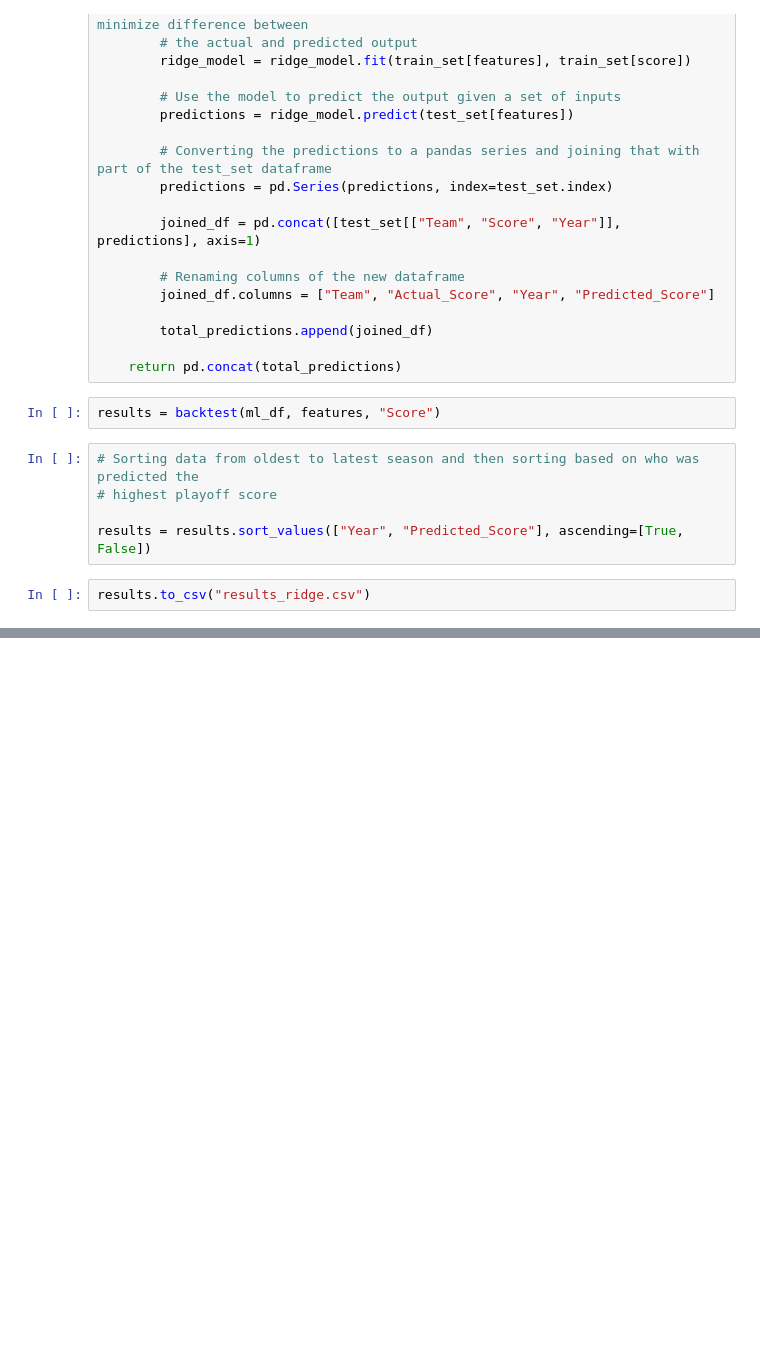
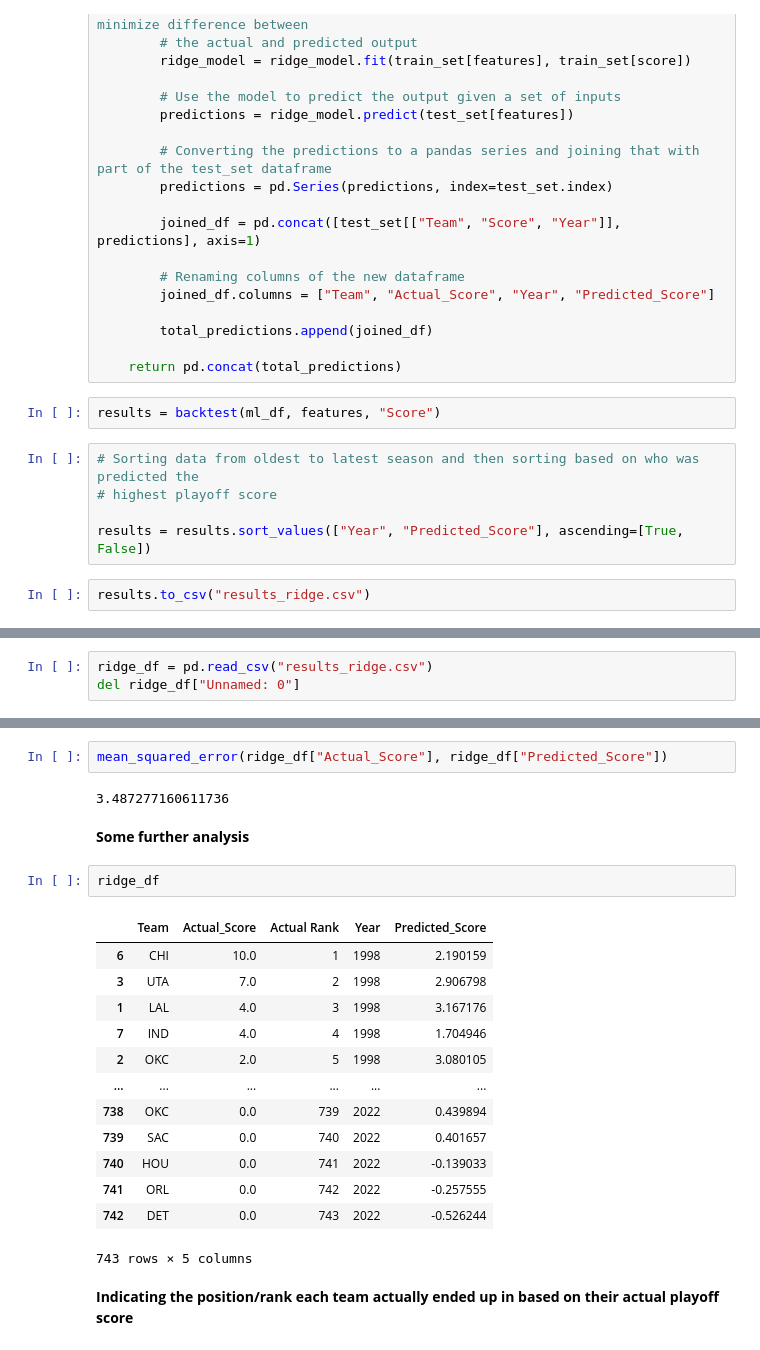
Before and after one commit to cng04/NBA-Champion-Predictor-Project, a Jupyter notebook: ridge_regression.ipynb, the cells around one changed output, grey strips where cells are left out. Saved outputs shown, nothing was run; the diff lists cells and outputs as text; blank space fills up the shorter version.

```diff
--- a/ridge_regression.ipynb
+++ b/ridge_regression.ipynb
@@ -101,0 +108,3 @@ results.to_csv("results_ridge.csv")
+# %%
+ridge_df = pd.read_csv("results_ridge.csv")
+del ridge_df["Unnamed: 0"]
@@ -101,0 +127,24 @@ results.to_csv("results_ridge.csv")
+# %%
+mean_squared_error(ridge_df["Actual_Score"], ridge_df["Predicted_Score"])
+# %% [output]
+3.487277160611736
+# %% [markdown]
+**Some further analysis**
+# %%
+ridge_df
+# %% [output]
+|  | Team | Actual_Score | Actual Rank | Year | Predicted_Score |
+| 6 | CHI | 10.0 | 1 | 1998 | 2.190159 |
+| 3 | UTA | 7.0 | 2 | 1998 | 2.906798 |
+| 1 | LAL | 4.0 | 3 | 1998 | 3.167176 |
+| 7 | IND | 4.0 | 4 | 1998 | 1.704946 |
+| 2 | OKC | 2.0 | 5 | 1998 | 3.080105 |
+| ... | ... | ... | ... | ... | ... |
+| 738 | OKC | 0.0 | 739 | 2022 | 0.439894 |
+| 739 | SAC | 0.0 | 740 | 2022 | 0.401657 |
+| 740 | HOU | 0.0 | 741 | 2022 | -0.139033 |
+| 741 | ORL | 0.0 | 742 | 2022 | -0.257555 |
+| 742 | DET | 0.0 | 743 | 2022 | -0.526244 |
+743 rows × 5 columns
+# %% [markdown]
+**Indicating the position/rank each team actually ended up in based on their actual playoff score**
```
Also changed, not shown: parts of 15 cells of this notebook, 1 other file.
